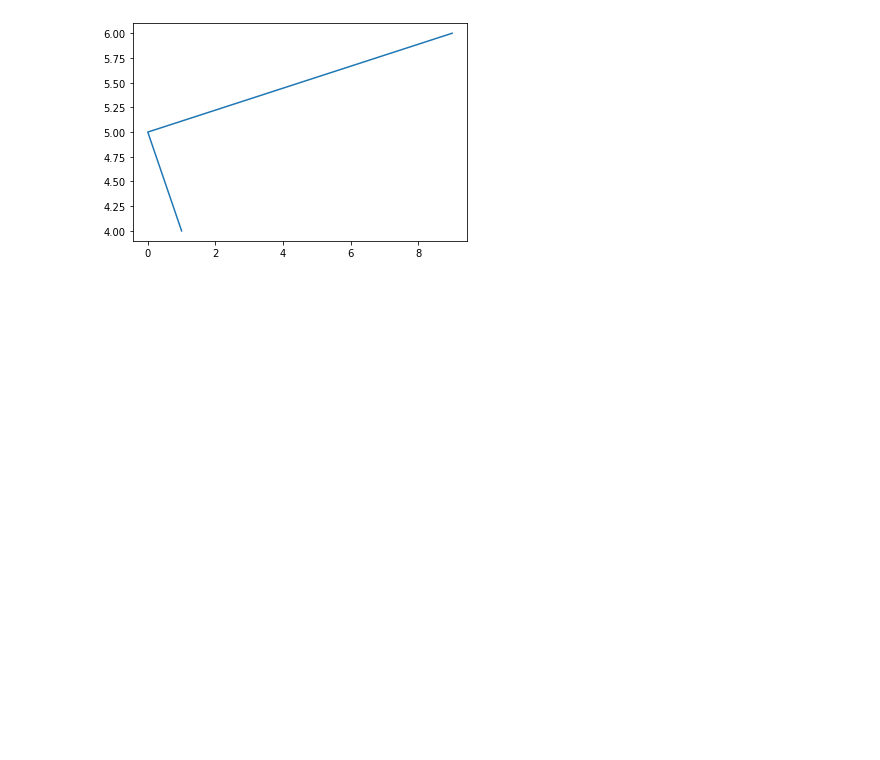
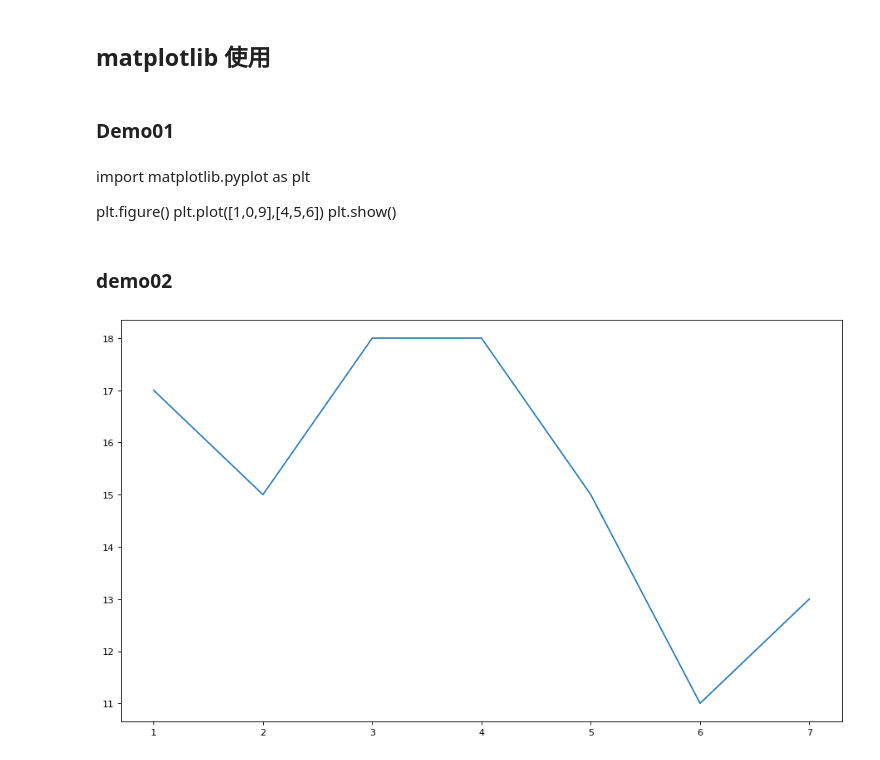
Before and after one commit to TOMMYWHY/python_advance_learning, a Jupyter notebook: 020_dataMining/matplotlib_learning01.ipynb, the cells around one changed output. Cells and saved outputs as stored; diff of their text form; code cells hidden in the pictures; blank space fills up the shorter version.

Commit message:
matplotlib figure

```diff
--- a/020_dataMining/matplotlib_learning01.ipynb
+++ b/020_dataMining/matplotlib_learning01.ipynb
@@ -1,8 +1,19 @@
-# %%
-import matplotlib.pyplot as plt
-
-plt.figure()
-plt.plot([1,0,9],[4,5,6])
-plt.show()
-# %% [output]
-[figure, removed]
+# %% [markdown]
+## matplotlib 使用
+# %% [markdown]
+### Demo01
+# %% [markdown]
+import matplotlib.pyplot as plt
+
+plt.figure()
+plt.plot([1,0,9],[4,5,6])
+plt.show()
+# %% [markdown]
+### demo02
+# %%
+plt.figure(figsize=(14,8),dpi=80)
+plt.plot([1,2,3,4,5,6,7],[17,15,18,18,15,11,13])
+plt.savefig("test.png")
+plt.show()
+# %% [output]
+[figure, added]
```
Also changed, not shown: parts of 3 cells of this notebook.
